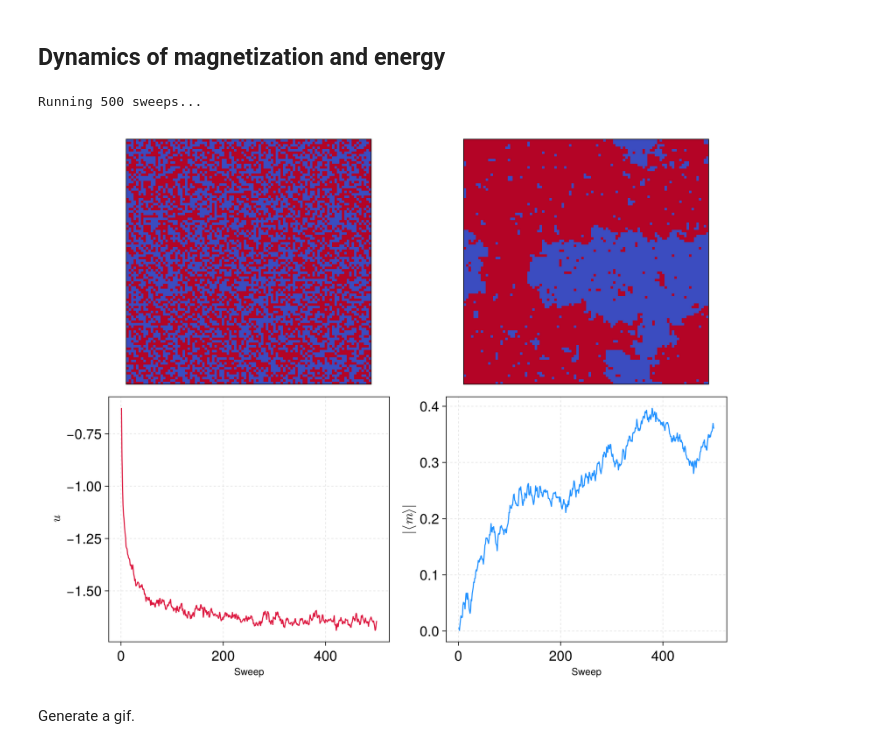
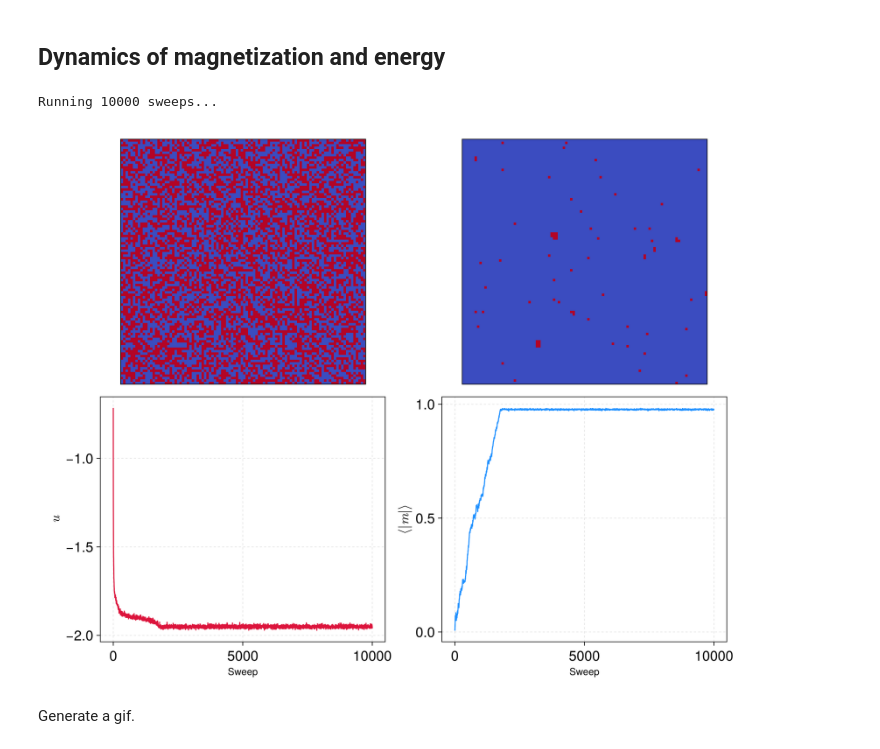
Before and after one commit to jeftersantiago/stat_phys_metropolis_algorithm, a Jupyter notebook: ising_2d_metropolis.ipynb, the cells around one changed output. Cells and saved outputs as stored; diff of their text form; code cells hidden in the pictures.

```diff
--- a/ising_2d_metropolis.ipynb
+++ b/ising_2d_metropolis.ipynb
@@ -26,8 +26,8 @@ set_theme!(
 let
     # Parameters
     L = 100
-    nsweeps = 500
-    T = 2.0
+    nsweeps = 10000
+    T = 1.5
     beta = 1/T
     J = 1.0
     N = L^2
@@ -46,36 +46,37 @@ let
     mag_history = Vector{Float64}(undef, nsweeps)
 
     # 2. Evolution Loop
     println("Running $nsweeps sweeps...")
     for sweep in 1:nsweeps
         current_E, current_M = metropolis_sweep!(lattice, current_E, current_M, beta, J)
         # Track quantities normalized *per spin*
         energy_history[sweep] = current_E / N
         mag_history[sweep] = current_M / N
     end
 
     # 3. Plotting with CairoMakie
     fig = Figure(size = (1000, 800))
     # Top Left: Initial Grid
     ax1 = Axis(fig[1, 1], aspect = DataAspect())
     hidedecorations!(ax1)
     heatmap!(ax1, initial_lattice_snapshot, colormap = :coolwarm)
 
     # Top Right: Final Grid
     ax2 = Axis(fig[1, 2], aspect = DataAspect())
     hidedecorations!(ax2)
     heatmap!(ax2, lattice, colormap = :coolwarm)
 
     # Bottom Left: Energy history per spin
     ax3 = Axis(fig[2, 1], xlabel = "Sweep", ylabel = L"$u$")
     lines!(ax3, 1:nsweeps, energy_history, color = :crimson)
-    ax4 = Axis(fig[2, 2], xlabel = "Sweep",  ylabel = L"$|\langle m \rangle|$")
+    ax4 = Axis(fig[2, 2], xlabel = "Sweep",  ylabel = L"$\langle |m |\rangle$")
     lines!(ax4, 1:nsweeps, abs.(mag_history), color = :dodgerblue)
+
     fig
 end
 # %% [output]
-Running 500 sweeps...
+Running 10000 sweeps...
-[figure, old version]
+[figure, new version]
 # %% [markdown]
 Generate a gif.
 # %%
```
Also changed, not shown: parts of 4 cells of this notebook, 6 other files.
